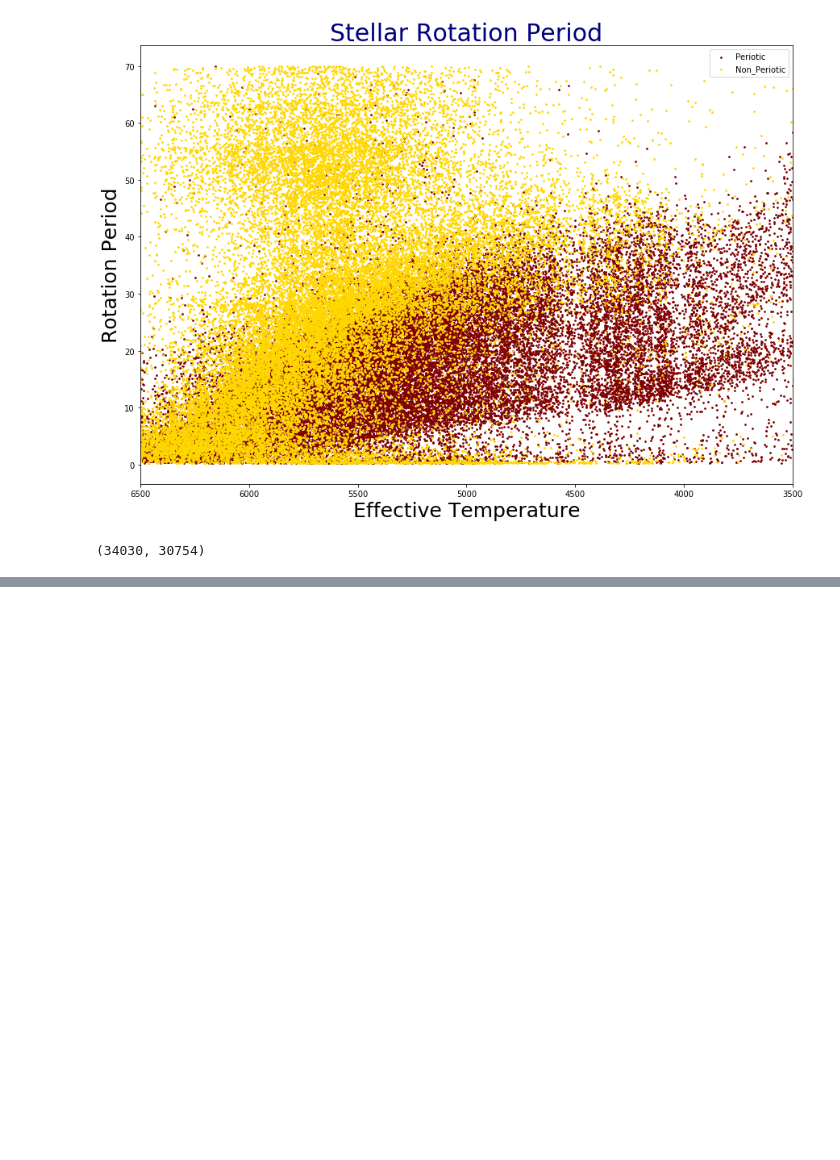
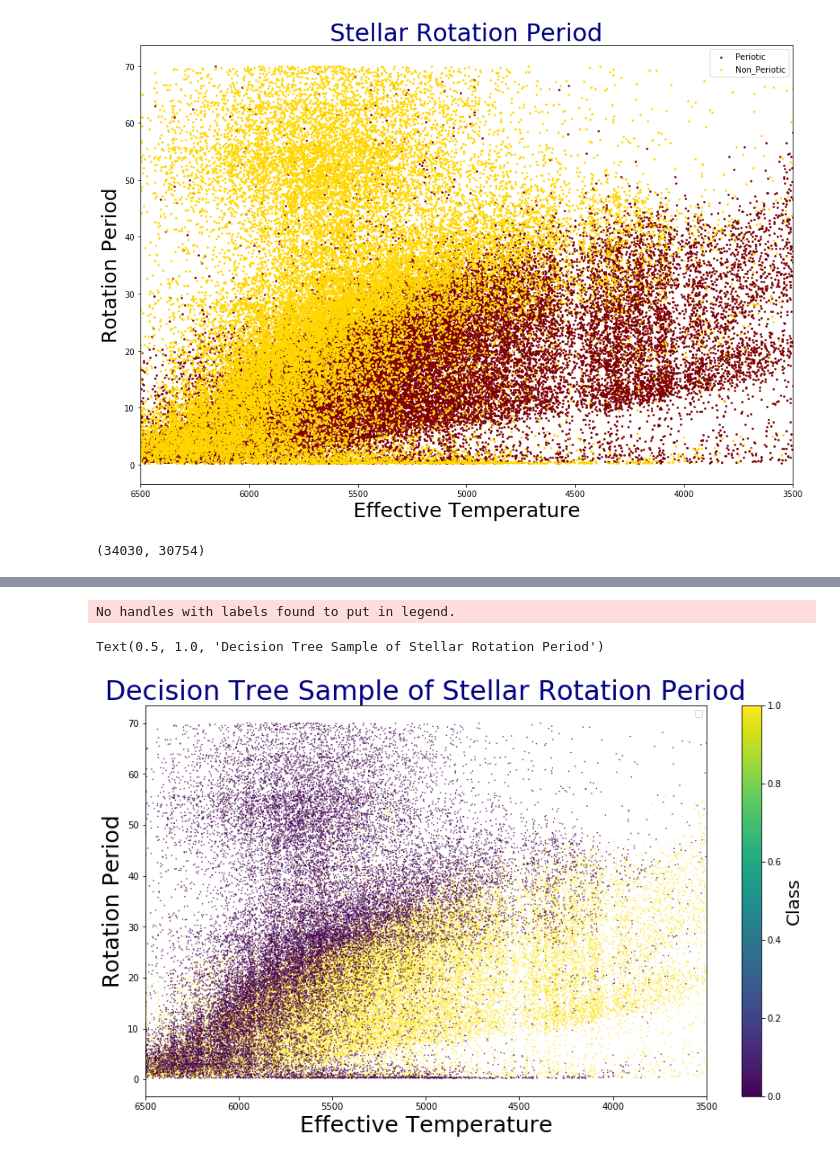
Before and after one commit to sainyrodriguez1/STELLAR_interns, a Jupyter notebook: INTERN_CODE/Sainy/MQ_Data.ipynb, the cells around one changed output, grey strips where cells are left out. Drawn from its saved outputs; the diff is of its cells as text; code cells hidden in the pictures; blank space fills up the shorter version.

```diff
--- a/INTERN_CODE/Sainy/MQ_Data.ipynb
+++ b/INTERN_CODE/Sainy/MQ_Data.ipynb
@@ -79,0 +87,4 @@ array([1, 1, 1, ..., 0, 0, 0])
+# %%
+tables = pd.concat([table1, table2], axis=0, sort=True)# sort gives it new indices
+tables = tables.drop(columns=['Flag', 'Rper'])
+tables
@@ -79,0 +105,4 @@ array([1, 1, 1, ..., 0, 0, 0])
+# %%
+tables['class'] = classes
+# type(tables)
+tables
@@ -79,0 +123,14 @@ array([1, 1, 1, ..., 0, 0, 0])
+# %%
+
+plt.figure(figsize=(14,8))
+plt.scatter(tables['Teff'],tables['Prot'],s=.2, c =tables['class'], vmin=0,vmax=1)
+plt.colorbar().set_label('Class',fontsize=20)
+plt.xlabel('Effective Temperature', fontsize = 25)
+plt.ylabel('Rotation Period', fontsize = 25)
+plt.legend()
+plt.xlim(6500,3500)
+plt.title('Decision Tree Sample of Stellar Rotation Period', c = 'navy', fontsize = 30)
+# %% [output]
+No handles with labels found to put in legend.
+Text(0.5, 1.0, 'Decision Tree Sample of Stellar Rotation Period')
+[figure, added]
```
Also changed, not shown: parts of 14 cells of this notebook.
